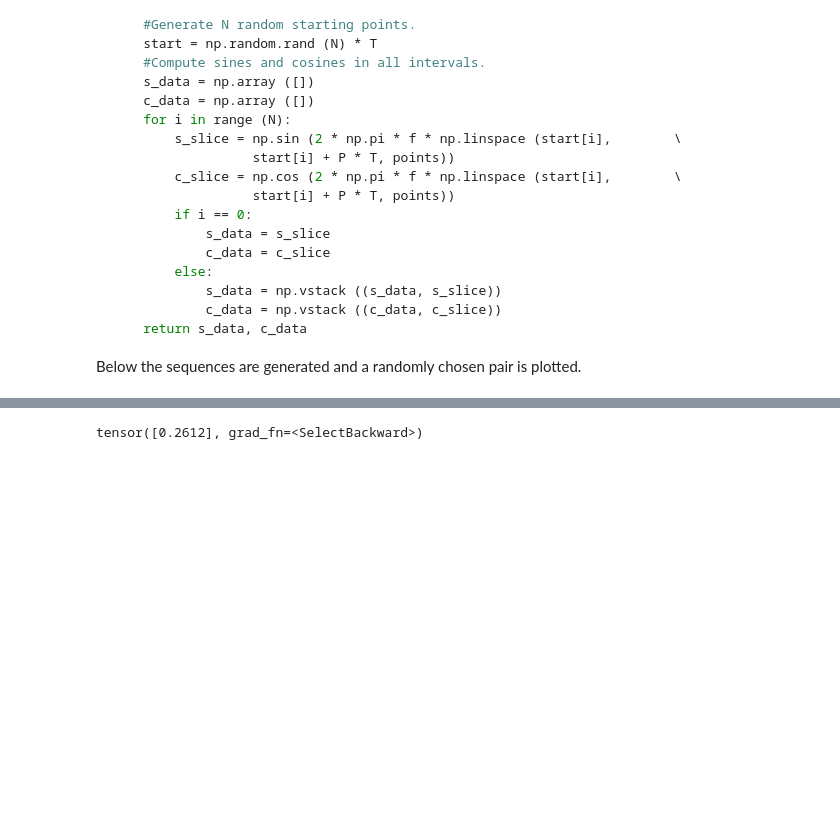
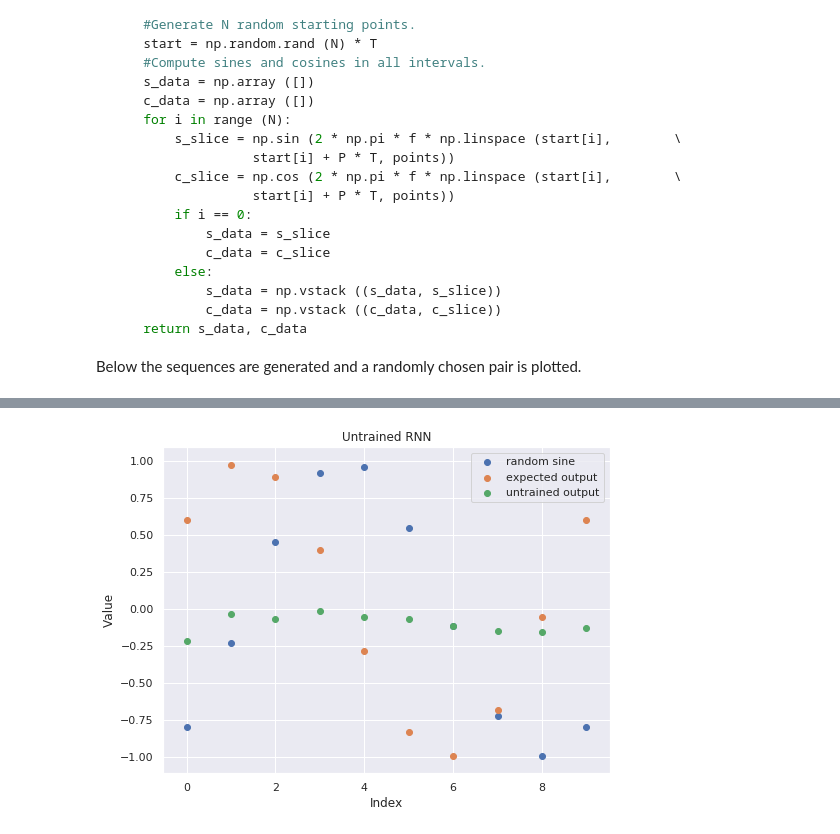
Before and after one commit to kotskon/patrec19, a Jupyter notebook: labTwo/PatRec19_Lab2.ipynb, the cells around one changed output, grey strips where cells are left out. Cells and saved outputs as stored; diff of their text form; code cells hidden in the pictures; blank space fills up the shorter version.

```diff
--- a/labTwo/lab2Report.ipynb
+++ b/labTwo/PatRec19_Lab2.ipynb
@@ -521,4 +525,38 @@ lazarus = dummyRNN ()
-# %%
-lazarus.forward (torch.randn(10, 1).view (10, 1, -1))
-# %% [output]
-tensor([0.2612], grad_fn=<SelectBackward>)
+# %%
+import torch
+from src import pytorch_stuff as pt
+import numpy as np
+
+class DummyRNN (torch.nn.Module):
+    def __init__ (self, input_size=1, hidden_layer_size=10, output_size=1):
+        super().__init__()
+        self.hidden_layer_size = hidden_layer_size
+        self.rnn = torch.nn.RNN (input_size, hidden_layer_size)
+        self.linear = torch.nn.Linear (hidden_layer_size, output_size)
+        self.hidden_cell = torch.zeros (1, 1, self.hidden_layer_size)
+
+    def forward (self, input_seq):
+        seqNum = input_seq.view (-1, 1, 10).shape[0]
+        seqLength = input_seq.view (-1, 1, 10).shape[-1]
+        pred = torch.zeros (seqNum, 1, seqLength)
+        for s in range (seqNum):
+            for i in range (seqLength):
+                rnn_out, self.hidden_cell = self.rnn (input_seq.view (seqNum, 1, seqLength)[s][0][i].view (1, 1, -1),\
+                                            self.hidden_cell)
+                pred[s][0][i] = self.linear (self.hidden_cell)
+        return pred
+
+testRNN = DummyRNN (hidden_layer_size = 3)
+testOut = testRNN.forward (torch.from_numpy (X[idx, :]).float ())
+
+fig = plt.figure (figsize = (8, 6))
+plt.scatter (t, X[idx, :], label = 'random sine')
+plt.scatter (t, y[idx, :], label = 'expected output')
+plt.scatter (t, testOut.detach ().numpy ().reshape (10,), label = 'untrained output')
+plt.xlabel ('Index')
+plt.ylabel ('Value')
+plt.title ('Untrained RNN')
+plt.legend (loc = 'best')
+plt.show ()
+# %% [output]
+[figure, added]
```
Also changed, not shown: parts of 17 cells of this notebook, 5 other files.
